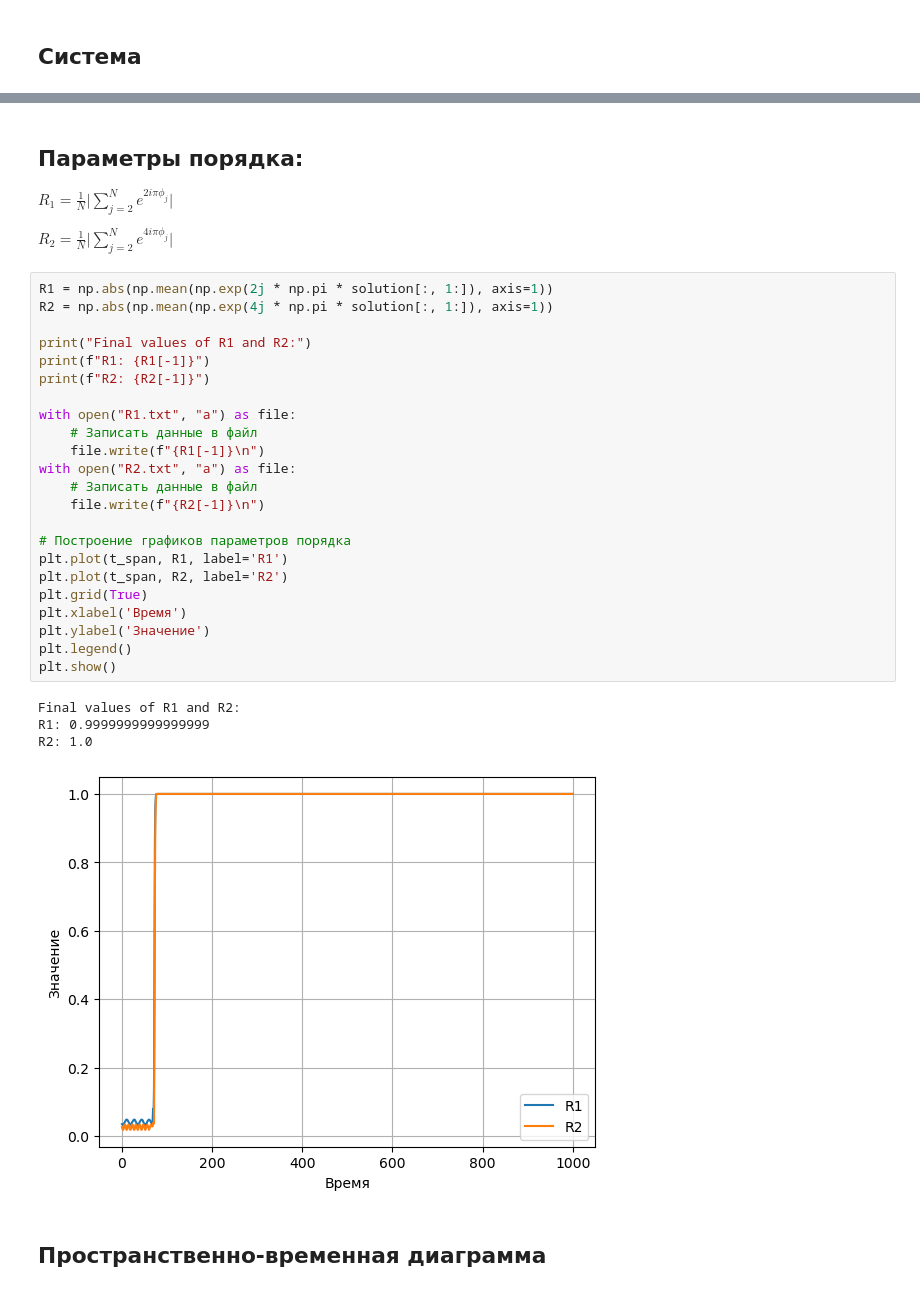
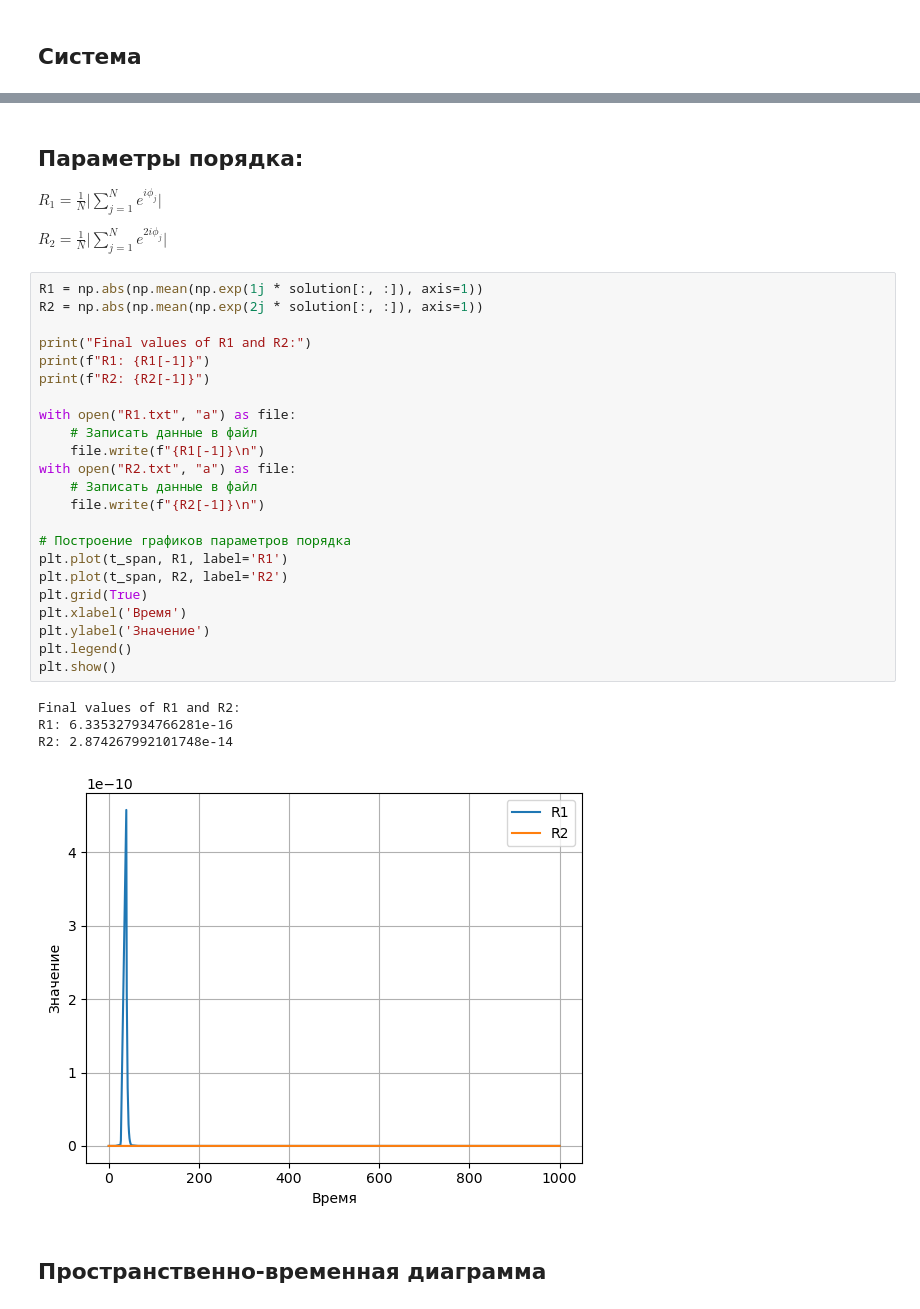
Before and after one commit to alla-bobrova/Synchronization, a Jupyter notebook: R - one-dimensional array.ipynb, the cells around one changed output, grey strips where cells are left out. Drawn from its saved outputs; the diff is of its cells as text.

```diff
--- a/R - one-dimensional array.ipynb
+++ b/R - one-dimensional array.ipynb
@@ -66,37 +64,37 @@ array([[0.        , 0.04908739, 0.09817477, ..., 6.13592315, 6.18501054,
 # %% [markdown]
 ## Параметры порядка:
 
-$R_1=\displaystyle \frac{1}{N}\Big|\sum^N_{j=2}e^{2i\pi\phi_j}\Big|$
+$R_1=\displaystyle \frac{1}{N}\Big|\sum^N_{j=1}e^{i\phi_j}\Big|$
 
-$R_2=\displaystyle \frac{1}{N}\Big|\sum^N_{j=2}e^{4i\pi\phi_j}\Big|$
+$R_2=\displaystyle \frac{1}{N}\Big|\sum^N_{j=1}e^{2i\phi_j}\Big|$
 # %%
-R1 = np.abs(np.mean(np.exp(2j * np.pi * solution[:, 1:]), axis=1))
-R2 = np.abs(np.mean(np.exp(4j * np.pi * solution[:, 1:]), axis=1))
+R1 = np.abs(np.mean(np.exp(1j * solution[:, :]), axis=1))
+R2 = np.abs(np.mean(np.exp(2j * solution[:, :]), axis=1))
 
 print("Final values of R1 and R2:")
 print(f"R1: {R1[-1]}")
 print(f"R2: {R2[-1]}")
 
 with open("R1.txt", "a") as file:
     # Записать данные в файл
     file.write(f"{R1[-1]}\n")
 with open("R2.txt", "a") as file:
     # Записать данные в файл
     file.write(f"{R2[-1]}\n")
 
 # Построение графиков параметров порядка
 plt.plot(t_span, R1, label='R1')
 plt.plot(t_span, R2, label='R2')
 plt.grid(True)
 plt.xlabel('Время')
 plt.ylabel('Значение')
 plt.legend()
 plt.show()
 # %% [output]
 Final values of R1 and R2:
-R1: 0.9999999999999999
-R2: 1.0
+R1: 6.335327934766281e-16
+R2: 2.874267992101748e-14
-[figure, old version]
+[figure, new version]
 # %% [markdown]
 ## Пространственно-временная диаграмма
 # %%
```
Also changed, not shown: parts of 4 cells of this notebook, 1 other file.
